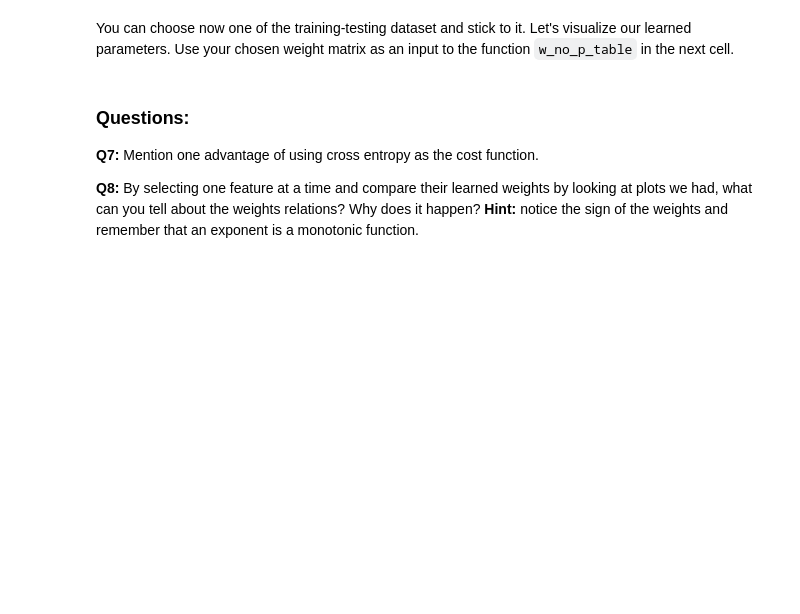
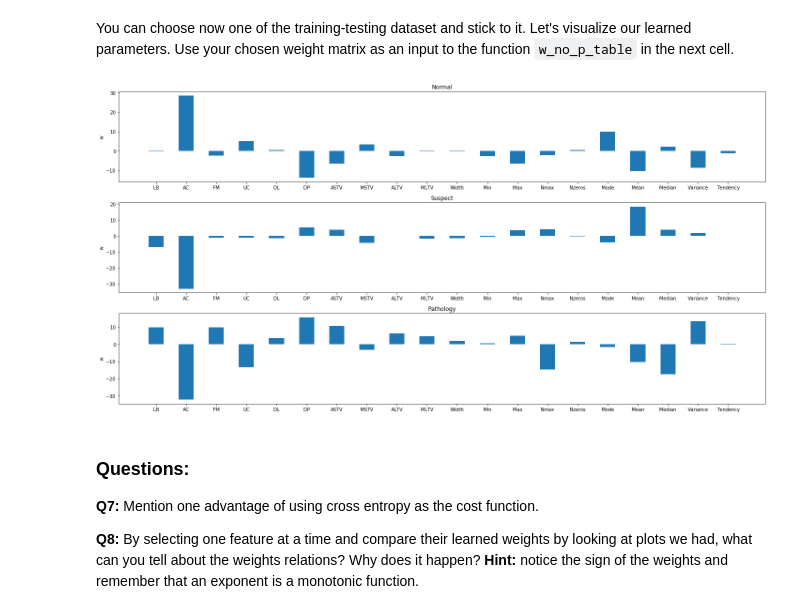
Before and after one commit to mlh-master/hw1_mlh-shir-sagi, a Jupyter notebook: HW1.ipynb, the cells around one changed output. Saved outputs shown, nothing was run; the diff lists cells and outputs as text; code cells hidden in the pictures; blank space fills up the shorter version.

```diff
--- a/HW1.ipynb
+++ b/HW1.ipynb
@@ -336,7 +373,9 @@ Now let's see if normalization and standardization help us. Fill the next cell a
 * Set the `flag` argument to `False` when using `nsd` function.
 # %%
 # Implement your code here:
-mode = # choose a mode from the `nsd`
-y_pred, w_norm_std = pred_log(logreg,) # complete this function using nsd function
-print("Accuracy is: " + str("{0:.2f}".format(100 * metrics.accuracy_score(y_test, y_pred))) + "%")
-print("F1 score is: " + str("{0:.2f}".format(100 * metrics.f1_score(y_test, y_pred, average='macro'))) + "%")
+mode = ['standard', 'mean', 'MinMax']# choose a mode from the `nsd`
+for cur_mode in mode:
+    y_pred, w_norm_std = pred_log(logreg,nsd(X_train, selected_feat, mode=cur_mode, flag=False),y_train,nsd(X_test, selected_feat, mode=cur_mode, flag=False),flag=False) # complete this function using nsd function
+    print('For %s:' % (cur_mode))
+    print("Accuracy is: " + str("{0:.2f}".format(100 * metrics.accuracy_score(y_test, y_pred))) + "%")
+    print("F1 score is: " + str("{0:.2f}".format(100 * metrics.f1_score(y_test, y_pred, average='macro'))) + "%")
@@ -343,8 +392,10 @@ print("F1 score is: " + str("{0:.2f}".format(100 * metrics.f1_score(y_test, y_pr
 # %% [markdown]
 You can choose now one of the training-testing dataset and stick to it. Let's visualize our learned parameters. Use your chosen weight matrix as an input to the function `w_no_p_table` in the next cell.
 # %%
-input_mat =  # Fill this argument
+input_mat = w_norm_std  # Fill this argument
 w_no_p_table(input_mat,orig_feat)
+# %% [output]
+[figure, added]
 # %% [markdown]
 ### Questions:
 **Q7:** Mention one advantage of using cross entropy as the cost function.
```
Also changed, not shown: parts of 38 cells of this notebook, 2 other files.
